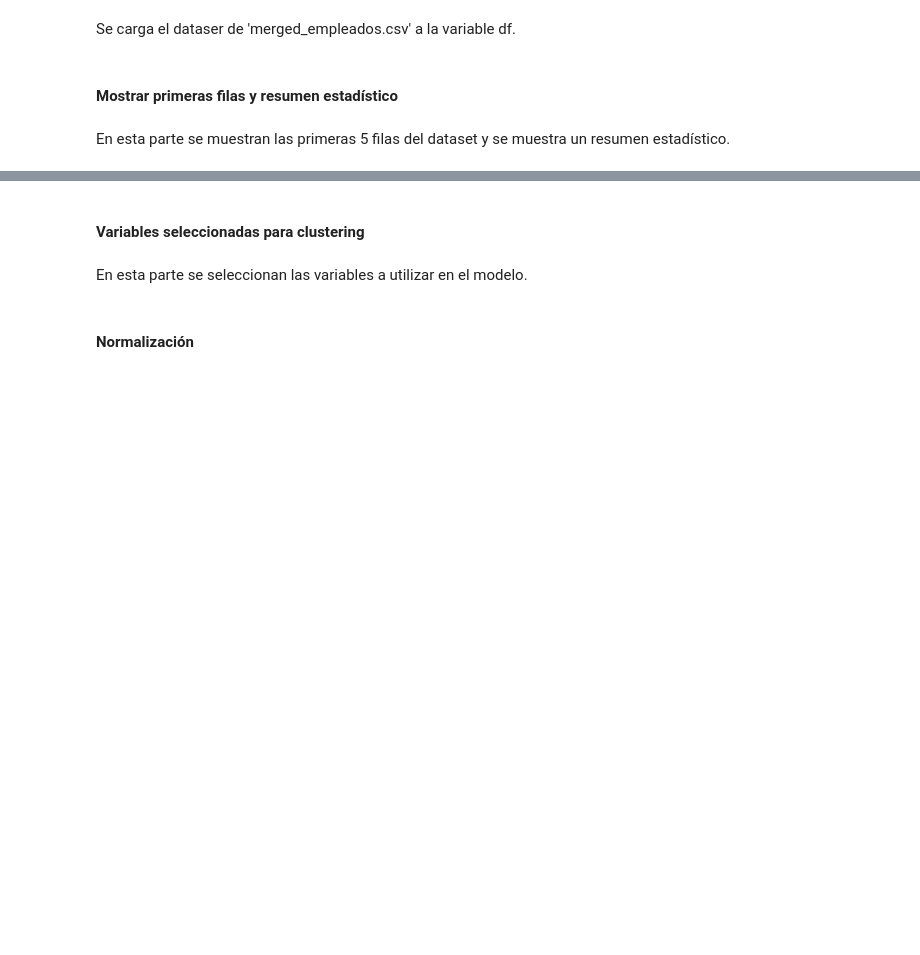
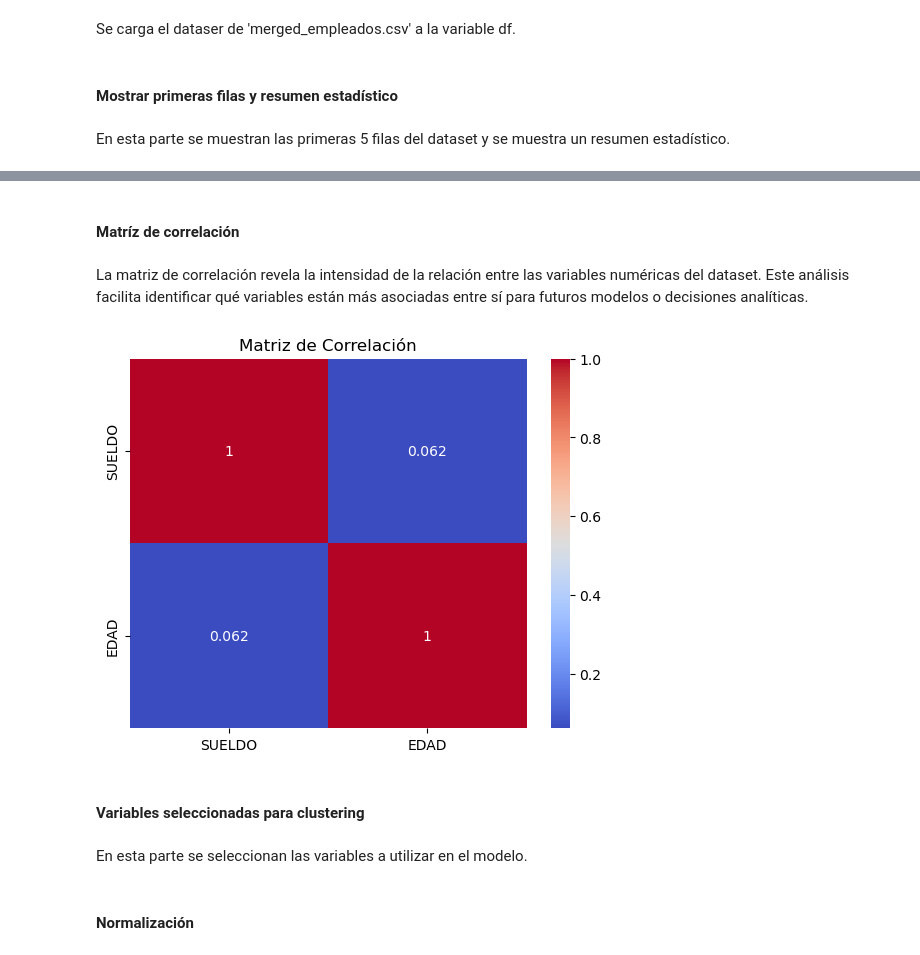
Before and after one commit to scarletabreu/bi-contraloria-dw-mineria, a Jupyter notebook: Modeo de mineria de datos de CGR.ipynb, the cells around one changed output, grey strips where cells are left out. Drawn from its saved outputs; the diff is of its cells as text; code cells hidden in the pictures; blank space fills up the shorter version.

```diff
--- a/Modeo de mineria de datos de CGR.ipynb
+++ b/Modeo de mineria de datos de CGR.ipynb
@@ -49,3 +69,14 @@ max       12.000000  300000.000000     76.000000    NaN     12.000000
+# %% [markdown]
+#### Matríz de correlación
+# %% [markdown]
+La matriz de correlación revela la intensidad de la relación entre las variables numéricas del dataset. Este análisis facilita identificar qué variables están más asociadas entre sí para futuros modelos o decisiones analíticas.
+# %%
+corr = df[['SUELDO', 'EDAD']].corr()
+sns.heatmap(corr, annot=True, cmap='coolwarm')
+plt.title('Matriz de Correlación')
+plt.show()
+# %% [output]
+[figure, added]
 # %% [markdown]
 #### Variables seleccionadas para clustering
 # %% [markdown]
```
Also changed, not shown: parts of 13 cells of this notebook, 1 other file.
